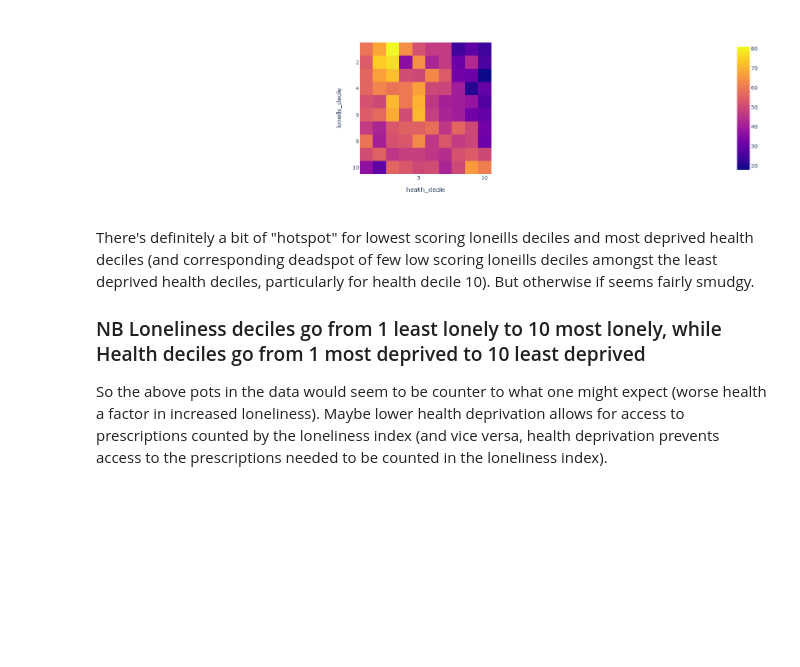
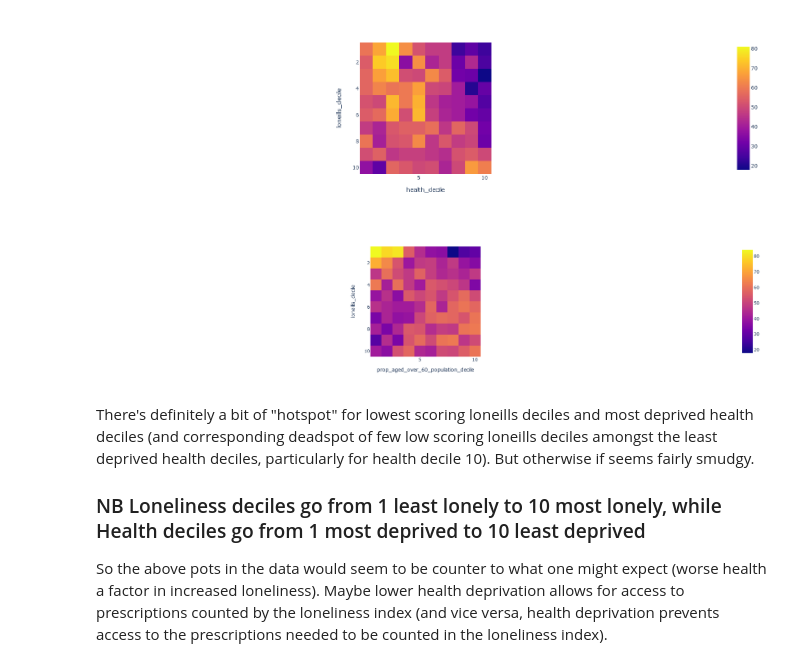
Before and after one commit to TamsinHu/Loneliness_study, a Jupyter notebook: Loneliness and health without outliers.ipynb, the cells around one changed output. Cells and saved outputs as stored; diff of their text form; code cells hidden in the pictures; blank space fills up the shorter version.

```diff
--- a/Loneliness and health without outliers.ipynb
+++ b/Loneliness and health without outliers.ipynb
@@ -92,6 +105,8 @@ loneliness_health['loneills_quintile'] = pd.qcut(loneliness_health['loneills'],
 loneliness_health['health_quintile'] = ((loneliness_health['health_decile']/2)+0.01).round(0) # adding 0.01 as .5 getting rounded down
 # %%
 loneliness_health['loneills_decile'] = pd.qcut(loneliness_health['loneills'], 10, labels=False)+1.0
+loneliness_health['loneills_decile'] = pd.qcut(loneliness_health['loneills'], 10, labels=False)+1.0
+loneliness_health['prop_aged_over_60_population_decile'] = pd.qcut(loneliness_health['prop_aged_over_60_population'], 10, labels=False)+1.0
 # %%
 quintile_counts = loneliness_health.value_counts(subset=['loneills_quintile', 'health_quintile'])
 quintile_counts = pd.DataFrame(quintile_counts.values, index=quintile_counts.index, columns=['count'])
@@ -120,3 +120,8 @@ Name: loneills_decile, Length: 4943, dtype: float64
+# %%
+older_lonely_decile_counts = loneliness_health.value_counts(subset=['loneills_decile', 'prop_aged_over_60_population_decile'])
+older_lonely_decile_counts = pd.DataFrame(older_lonely_decile_counts.values, index=older_lonely_decile_counts.index, columns=['count'])
+older_lonely_decile_counts.reset_index(inplace=True)
+older_lonely_decile_counts = older_lonely_decile_counts.pivot(index='loneills_decile', columns='prop_aged_over_60_population_decile', values='count')
 # %%
 quintile_counts
 # %% [output]
@@ -153,6 +158,11 @@ fig.show()
 fig.write_image("england/health_loneills_deciles_heatmap.png")
 # %% [output]
 [figure]
+# %%
+fig = px.imshow(older_lonely_decile_counts)
+fig.show()
+# %% [output]
+[figure, added]
 # %% [markdown]
 There's definitely a bit of "hotspot" for lowest scoring loneills deciles and most deprived health deciles (and corresponding deadspot of few low scoring loneills deciles amongst the least deprived health deciles, particularly for health decile 10). But otherwise if seems fairly smudgy.
 
```
Also changed, not shown: parts of 5 cells of this notebook.
